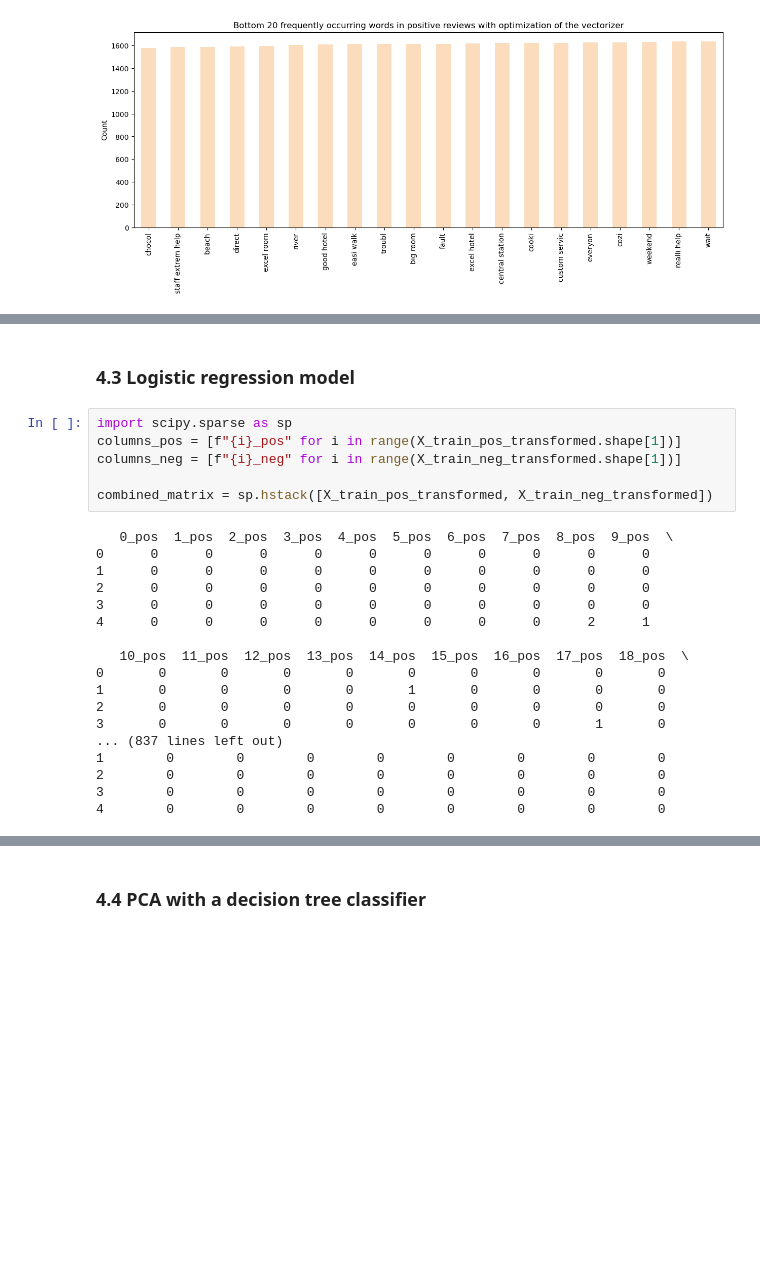
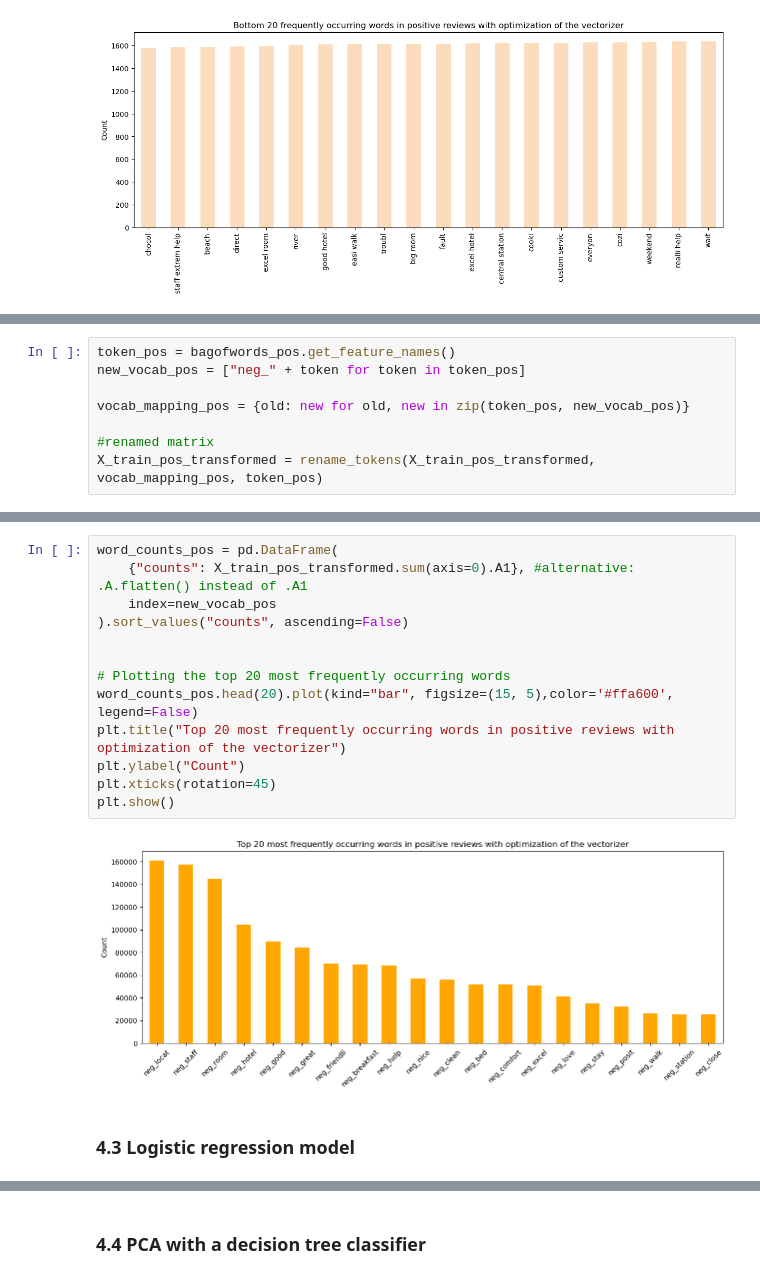
Before and after one commit to bennymiddel/personal_projects, a Jupyter notebook: 01_NLP_hotel_review/BM_NLP_hotel_review.ipynb, the cells around one changed output, grey strips where cells are left out. Drawn from its saved outputs; the diff is of its cells as text; blank space fills up the shorter version.

```diff
--- a/01_NLP_hotel_review/BM_NLP_hotel_review.ipynb
+++ b/01_NLP_hotel_review/BM_NLP_hotel_review.ipynb
@@ -827,0 +857,8 @@ X_train_pos_transformed.shape[1]
+# %%
+token_pos = bagofwords_pos.get_feature_names()
+new_vocab_pos = ["neg_" + token for token in token_pos]
+
+vocab_mapping_pos = {old: new for old, new in zip(token_pos, new_vocab_pos)}
+
+#renamed matrix
+X_train_pos_transformed = rename_tokens(X_train_pos_transformed, vocab_mapping_pos, token_pos)
@@ -828,26 +881,17 @@ X_train_pos_transformed.shape[1]
+# %%
+word_counts_pos = pd.DataFrame(
+    {"counts": X_train_pos_transformed.sum(axis=0).A1}, #alternative: .A.flatten() instead of .A1
+    index=new_vocab_pos
+).sort_values("counts", ascending=False)
+
+
+# Plotting the top 20 most frequently occurring words
+word_counts_pos.head(20).plot(kind="bar", figsize=(15, 5),color='#ffa600',  legend=False)
+plt.title("Top 20 most frequently occurring words in positive reviews with optimization of the vectorizer")
+plt.ylabel("Count")
+plt.xticks(rotation=45)
+plt.show()
+# %% [output]
+[figure, added]
 # %% [markdown]
 ### 4.3 Logistic regression model
-# %%
-import scipy.sparse as sp
-columns_pos = [f"{i}_pos" for i in range(X_train_pos_transformed.shape[1])]
-columns_neg = [f"{i}_neg" for i in range(X_train_neg_transformed.shape[1])]
-
-combined_matrix = sp.hstack([X_train_pos_transformed, X_train_neg_transformed])
-# %% [output]
-   0_pos  1_pos  2_pos  3_pos  4_pos  5_pos  6_pos  7_pos  8_pos  9_pos  \
-0      0      0      0      0      0      0      0      0      0      0
-1      0      0      0      0      0      0      0      0      0      0
-2      0      0      0      0      0      0      0      0      0      0
-3      0      0      0      0      0      0      0      0      0      0
-4      0      0      0      0      0      0      0      0      2      1
-
-   10_pos  11_pos  12_pos  13_pos  14_pos  15_pos  16_pos  17_pos  18_pos  \
-0       0       0       0       0       0       0       0       0       0
-1       0       0       0       0       1       0       0       0       0
-2       0       0       0       0       0       0       0       0       0
-3       0       0       0       0       0       0       0       1       0
-... (837 lines left out)
-1        0        0        0        0        0        0        0        0
-2        0        0        0        0        0        0        0        0
-3        0        0        0        0        0        0        0        0
-4        0        0        0        0        0        0        0        0
```
Also changed, not shown: parts of 37 cells of this notebook, 4 other files.
